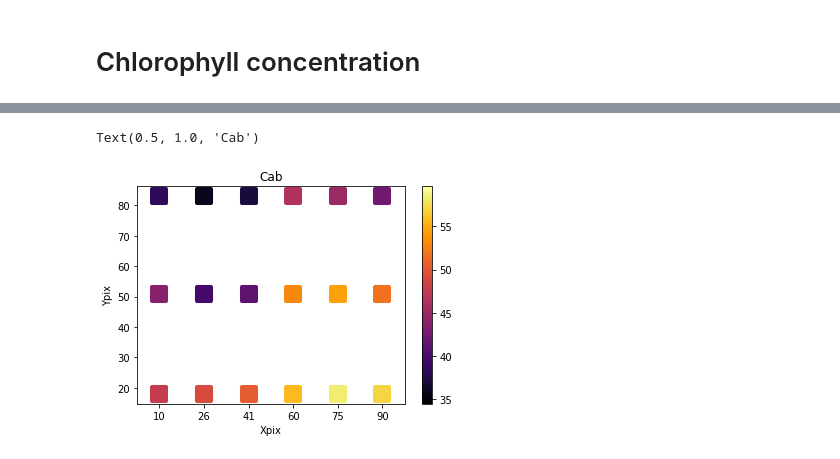
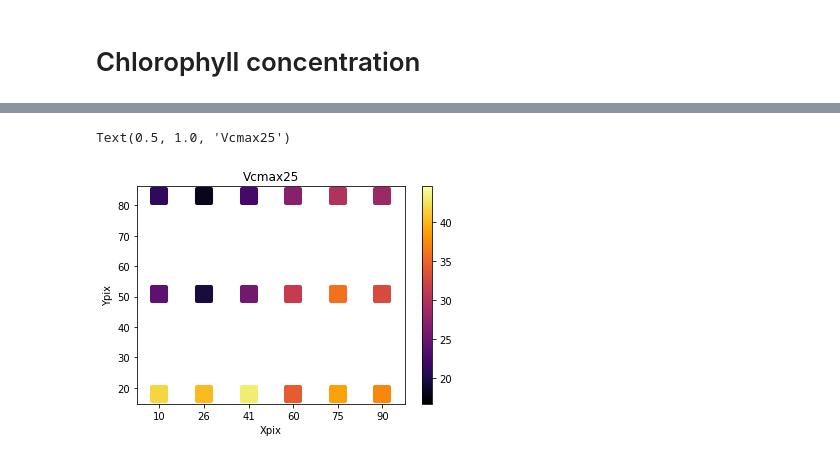
Before and after one commit to joe-fennell/spatial-scaling-challenge, a Jupyter notebook: 1_LAI_pigments.ipynb, the cells around one changed output, grey strips where cells are left out. Cells and saved outputs as stored; diff of their text form; code cells hidden in the pictures.

```diff
--- a/1_LAI_pigments.ipynb
+++ b/1_LAI_pigments.ipynb
@@ -132,15 +348,15 @@ plt.colorbar()
 # %%
-cvar = 'Cab'
+cvar = 'Vcmax25'
 ax = seaborn.pointplot(data=field_data, x='Xpix', y='Ypix',
                        hue=cvar, palette='inferno', markers='s',scale=2)
 
 norm = plt.Normalize(field_data[cvar].min(), field_data[cvar].max())
 sm = plt.cm.ScalarMappable(cmap="inferno", norm=norm)
 sm.set_array([])
 
 ax.get_legend().remove()
 ax.figure.colorbar(sm)
 ax.set_title(cvar)
 # %% [output]
-Text(0.5, 1.0, 'Cab')
+Text(0.5, 1.0, 'Vcmax25')
-[figure, old version]
+[figure, new version]
```
Also changed, not shown: parts of 37 cells of this notebook, 1 other file.
